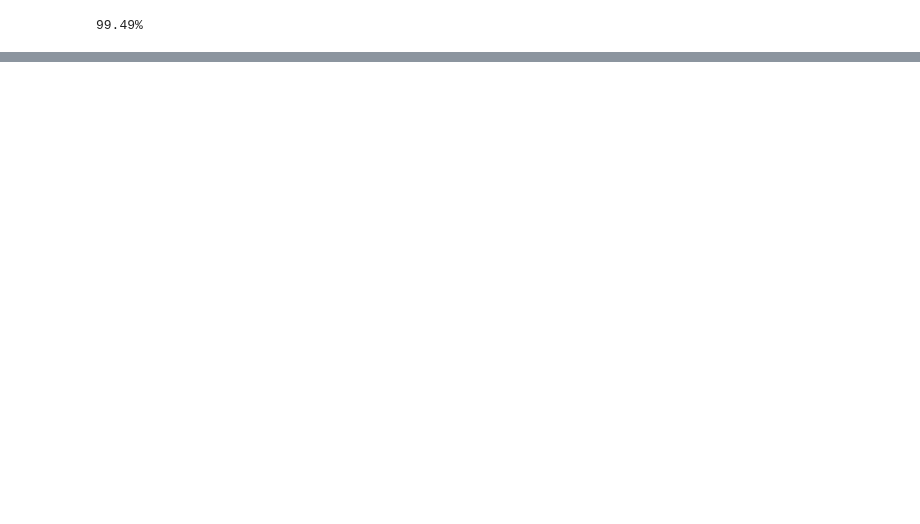
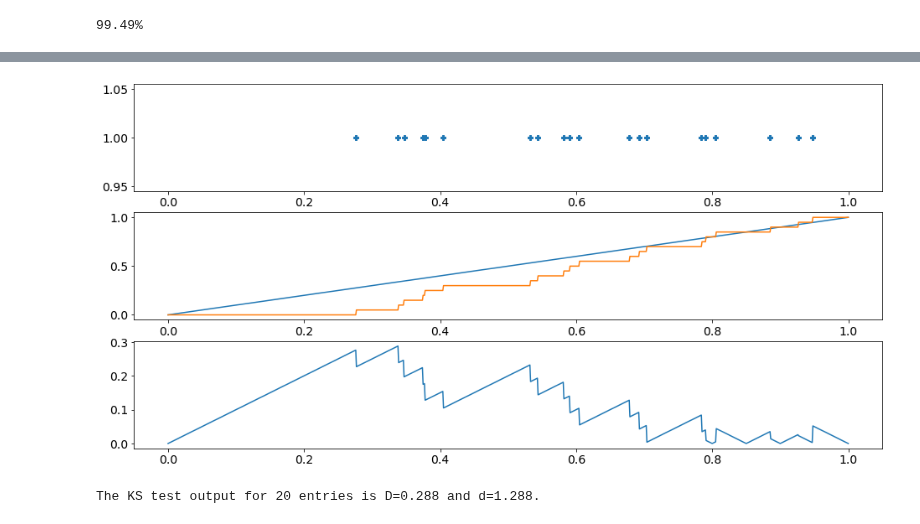
Before and after one commit to bretonr/intro_data_science, a Jupyter notebook: Chapter 7/Chapter 7.ipynb, the cells around one changed output, grey strips where cells are left out. Drawn from its saved outputs; the diff is of its cells as text; code cells hidden in the pictures; blank space fills up the shorter version.

```diff
--- a/Chapter 7/Chapter 7.ipynb
+++ b/Chapter 7/Chapter 7.ipynb
@@ -489 +647,41 @@ The calculation gets somewhat more involved albeit not prohibitively so, but is
+# %%
+# x axis points for plotting and evaluation of the difference
+xKS = [x/1000. for x in range(1001)]
+
+# cum(P), in this case the same as x
+fKS = xKS
+
+# sort the data and build cumulative distribution on the set of x axis points
+nmeas=20
+xx = uniform.rvs(size=nmeas)
+xx.sort()
+inc = 1./len(xx)
+cumX = 0
+n = 0
+cKS = []
+for x in xx:
+    while x > xKS[n]:
+        cKS.append(cumX)
+        n+=1
+    cumX += inc
+for nn in range(1001-len(cKS)):
+    cKS.append(cumX)
+
+# calculate difference dataset, the maximum of which is the KS test statistic
+dKS = [abs(x-y) for x,y in zip(fKS,cKS)]
+
+# plotting
+fig,ax = plt.subplots(3,1,figsize=(16, 8))
+ax[0].plot(xx, [1]*len(xx), 'P')
+ax[1].plot(xKS,fKS)
+ax[1].plot(xKS,cKS)
+ax[2].plot(xKS,dKS)
+ax[0].set_xlim(ax[1].get_xlim())
+plt.show()
+
+# print output
+print('The KS test output for {0} entries is D={1:.3f} and d={2:.3f}.'.format(len(xx),max(dKS),max(dKS)*len(xx)**0.5))
+# %% [output]
+[figure, added]
+The KS test output for 20 entries is D=0.288 and d=1.288.
 # %% [markdown]
```
Also changed, not shown: parts of 39 cells of this notebook, 6 other files.
